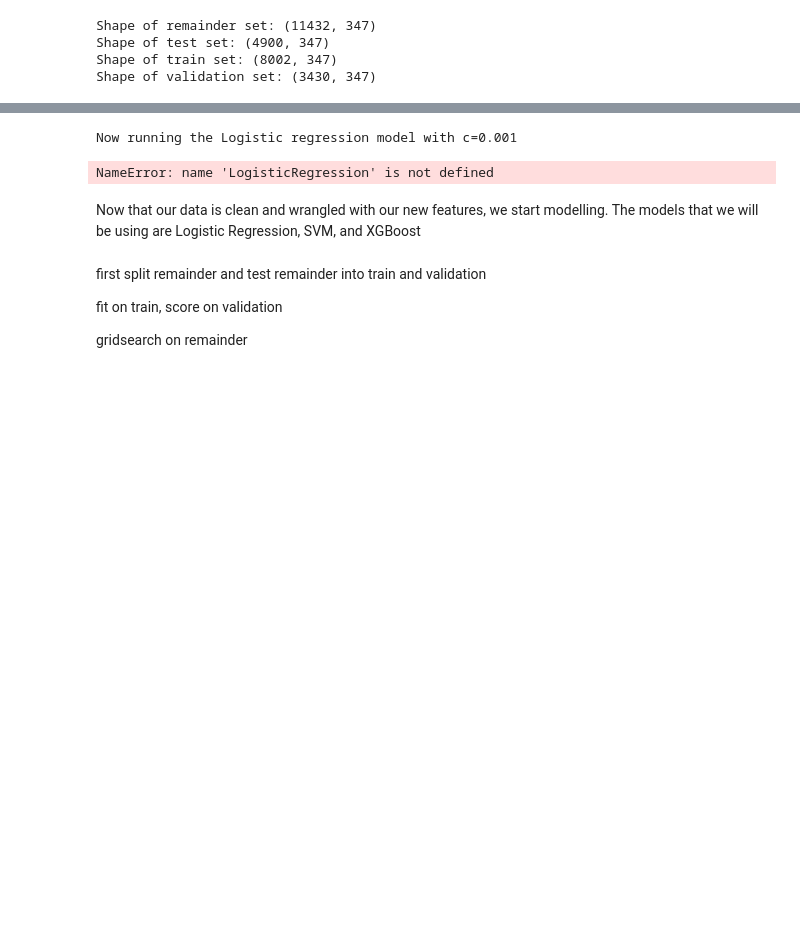
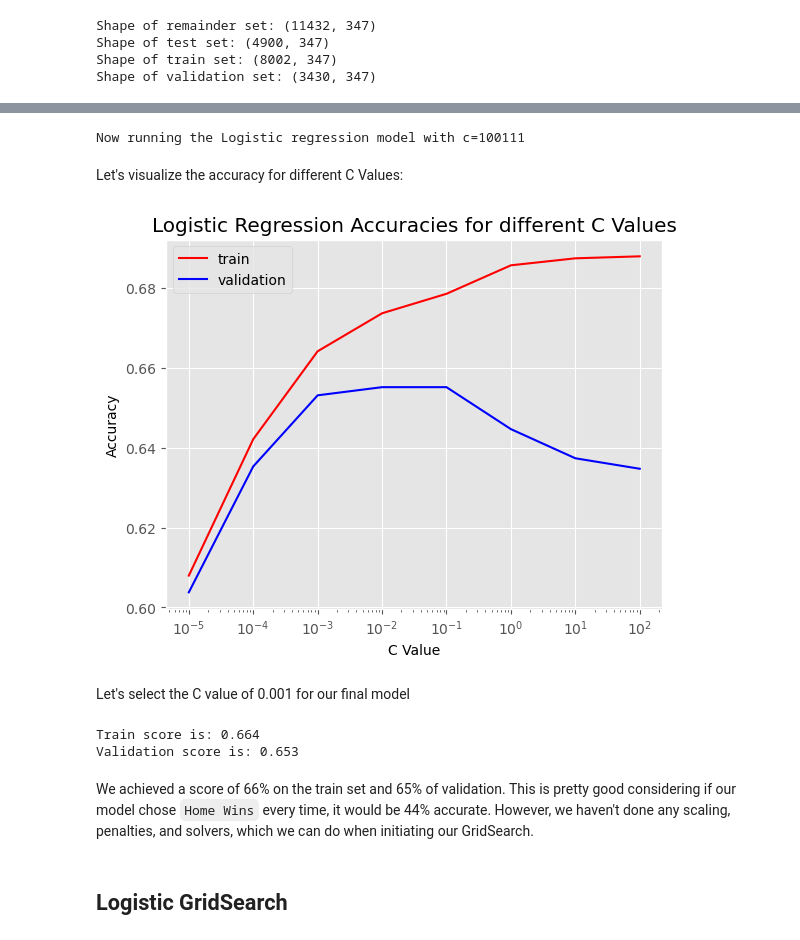
Before and after one commit to RomanKovv/Soccer-Prophet---Machine-Learning-Match-Prediction-Model, a Jupyter notebook: Part_2_Models.ipynb, the cells around one changed output, grey strips where cells are left out. Saved outputs shown, nothing was run; the diff lists cells and outputs as text; code cells hidden in the pictures; blank space fills up the shorter version.

```diff
--- a/Part_2_Models.ipynb
+++ b/Part_2_Models.ipynb
@@ -85,7 +117,7 @@ from sklearn.model_selection import train_test_split
 X_remainder, X_test, y_remainder, y_test = train_test_split(X, y, test_size=0.3, random_state=42, stratify=y)
 
 # Split the remainder set into train and validation sets
-X_train, X_val, y_train, y_val = train_test_split(X_remainder, y_remainder, test_size=0.3, random_state=42)
+X_train, X_val, y_train, y_val = train_test_split(X_remainder, y_remainder, test_size=0.3, random_state=42, stratify=y_remainder)
 
 print(f'Shape of remainder set: {X_remainder.shape}')
 print(f'Shape of test set: {X_test.shape}')
@@ -103,26 +151,26 @@ For our first model, let's apply a logistic regression.
 # %%
-C = 10.**np.arange(-3,3)
+#importing logistic regression
+from sklearn.linear_model import LogisticRegression
 
+#C values to try
+C_values = [0.00001, 0.0001, 0.001, 0.01, 0.1, 1, 10, 100]
+
+#setting up train and accuracy lists
 train_acc=[]
-test_acc=[]
+val_acc=[]
 
-for c in C:
-
-    print(f'Now running the Logistic regression model with c={c}', end='\r')
+for c in C_values:
 
     # Instantiate the Logistic Model
-    LR_model= LogisticRegression(C=c)
+    LR_model= LogisticRegression(C=c, max_iter=7000)
     LR_model.fit(X_train, y_train)
 
     # score on train and test
     train_accuracy = LR_model.score(X_train, y_train)
-    test_accuracy = LR_model.score(X_test, y_test)
+    val_accuracy = LR_model.score(X_val, y_val)
 
     #appending train and test scores
     train_acc.append(train_accuracy)
-    test_acc.append(test_accuracy)
+    val_acc.append(val_accuracy)
 # %% [output]
-Now running the Logistic regression model with c=0.001
+Now running the Logistic regression model with c=100111
-NameError: name 'LogisticRegression' is not defined
-# %% [markdown]
-Now that our data is clean and wrangled with our new features, we start modelling. The models that we will be using are Logistic Regression, SVM, and XGBoost
@@ -166,7 +177,39 @@ print(classification_report(y_val, y_pred))
-# %% [markdown]
-first split remainder and test
-remainder into train and validation
-
-fit on train, score on validation
-
-gridsearch on remainder
+# %% [markdown]
+Let's visualize the accuracy for different C Values:
+# %%
+#plotting accuracies
+plt.figure()
+plt.plot(C_values, train_acc, c='red', label='train')
+plt.plot(C_values, val_acc, c='blue', label='validation')
+
+#plotting x and y labels
+plt.xlabel('C Value')
+plt.ylabel('Accuracy')
+plt.xscale('log')
+
+#plotting title and legend
+plt.title("Logistic Regression Accuracies for different C Values")
+plt.legend()
+plt.show()
+# %% [output]
+[figure, added]
+# %% [markdown]
+Let's select the C value of 0.001 for our final model
+# %%
+# Getting our best Logistic Regression
+# Instantiate the model
+logreg = LogisticRegression(C=0.001, max_iter=7000)
+
+# Fit the model
+logreg.fit(X_train, y_train)
+
+# Score the model
+print(f"Train score is: {round(logreg.score(X_train, y_train), 3)}")
+print(f"Validation score is: {round(logreg.score(X_val, y_val), 3)}")
+# %% [output]
+Train score is: 0.664
+Validation score is: 0.653
+# %% [markdown]
+We achieved a score of 66% on the train set and 65% of validation. This is pretty good considering if our model chose `Home Wins` every time, it would be 44% accurate. However, we haven't done any scaling, penalties, and solvers, which we can do when initiating our GridSearch.
+# %% [markdown]
+## Logistic GridSearch<a class="anchor" id="lgrid"></a>
```
Also changed, not shown: parts of 90 cells of this notebook.
